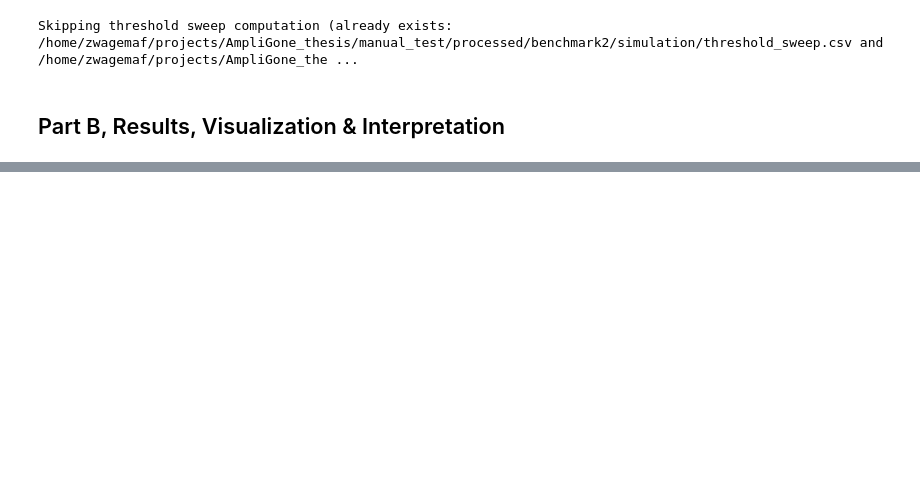
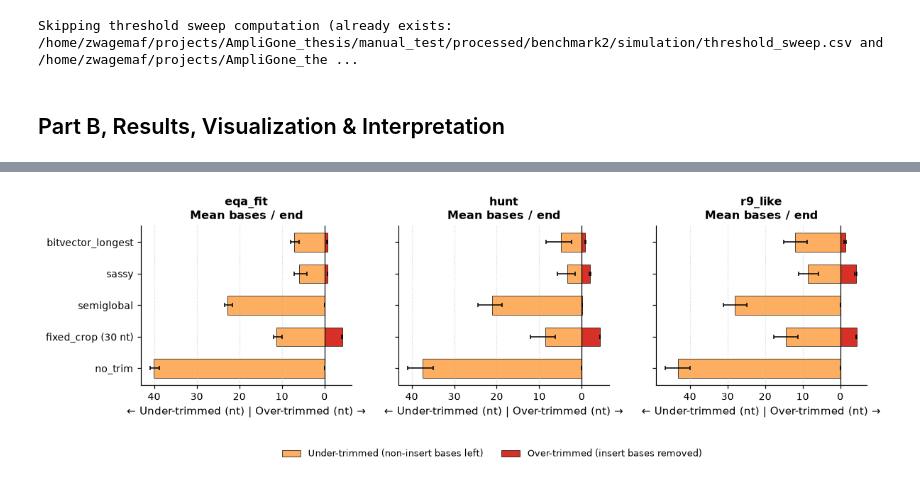
Before and after one commit to florianzwagemaker/AmpliGone, a Jupyter notebook: benchmark-simulation.ipynb, the cells around one changed output, grey strips where cells are left out. Drawn from its saved outputs; the diff is of its cells as text; code cells hidden in the pictures; blank space fills up the shorter version.

```diff
--- a/benchmark-simulation.ipynb
+++ b/benchmark-simulation.ipynb
@@ -1228,0 +1460,54 @@ plt.show()
+# %%
+
+fig = plt.figure(figsize=(12, 7))
+gs = fig.add_gridspec(2, 3, height_ratios=[1.15, 1.0], hspace=0.45, wspace=0.22)
+
+y_positions = np.arange(len(DISPLAY_METHODS))[::-1]
+for col_idx, profile in enumerate(SCORING_PROFILES):
+    ax = fig.add_subplot(gs[1, col_idx])
+    for m_idx, method in enumerate(DISPLAY_METHODS):
+        y_pos = y_positions[m_idx]
+        over_mean = TABLE2_HEADLINE.loc[(profile, method), "over_bases_per_end"]
+        under_mean = TABLE2_HEADLINE.loc[(profile, method), "under_bases_per_end"]
+        seed_sub = HEADLINE_BY_SEED.xs((profile, method), level=("profile", "method"))
+        over_lo, over_hi = seed_sub["over_bases_per_end"].min(), seed_sub["over_bases_per_end"].max()
+        under_lo, under_hi = seed_sub["under_bases_per_end"].min(), seed_sub["under_bases_per_end"].max()
+
+        # Left side (-): under-trimmed non-insert bases remaining per end
+        ax.barh(
+            y_pos, -under_mean, height=0.6, color=OUTCOME_COLOURS["under"],
+            edgecolor="black", linewidth=0.45,
+            label="Under-trimmed (non-insert bases left)" if (col_idx == 0 and m_idx == 0) else None,
+        )
+        ax.errorbar(
+            -under_mean, y_pos,
+            xerr=[[max(0.0, under_hi - under_mean)], [max(0.0, under_mean - under_lo)]],
+            fmt="none", ecolor="black", elinewidth=1.0, capsize=2.2,
+        )
+        # Right side (+): over-trimmed insert bases removed per end
+        ax.barh(
+            y_pos, over_mean, height=0.6, color=OUTCOME_COLOURS["over"],
+            edgecolor="black", linewidth=0.45,
+            label="Over-trimmed (insert bases removed)" if (col_idx == 0 and m_idx == 0) else None,
+        )
+        ax.errorbar(
+            over_mean, y_pos,
+            xerr=[[max(0.0, over_mean - over_lo)], [max(0.0, over_hi - over_mean)]],
+            fmt="none", ecolor="black", elinewidth=1.0, capsize=2.2,
+        )
+    ax.axvline(0, color="black", linewidth=0.8)
+    ax.set_title(f"{profile}\nMean bases / end")
+    ax.set_xlabel("← Under-trimmed (nt) | Over-trimmed (nt) →")
+    if col_idx == 0:
+        ax.set_yticks(y_positions, [METHOD_LABELS[m] for m in DISPLAY_METHODS])
+    else:
+        ax.set_yticks(y_positions, [])
+    ax.grid(axis="x", linestyle=":", alpha=0.55)
+    ax.xaxis.set_major_formatter(mpl.ticker.FuncFormatter(lambda v, _: f"{abs(v):g}"))
+
+handles_b, labels_b = fig.axes[0].get_legend_handles_labels()
+fig.legend(handles_b, labels_b, loc="lower center", bbox_to_anchor=(0.5, -0.04), ncol=2, fontsize=8.5)
+save_fig(fig, "fig3_magnitude")
+plt.show()
+# %% [output]
+[figure, added]
```
Also changed, not shown: parts of 32 cells of this notebook.
